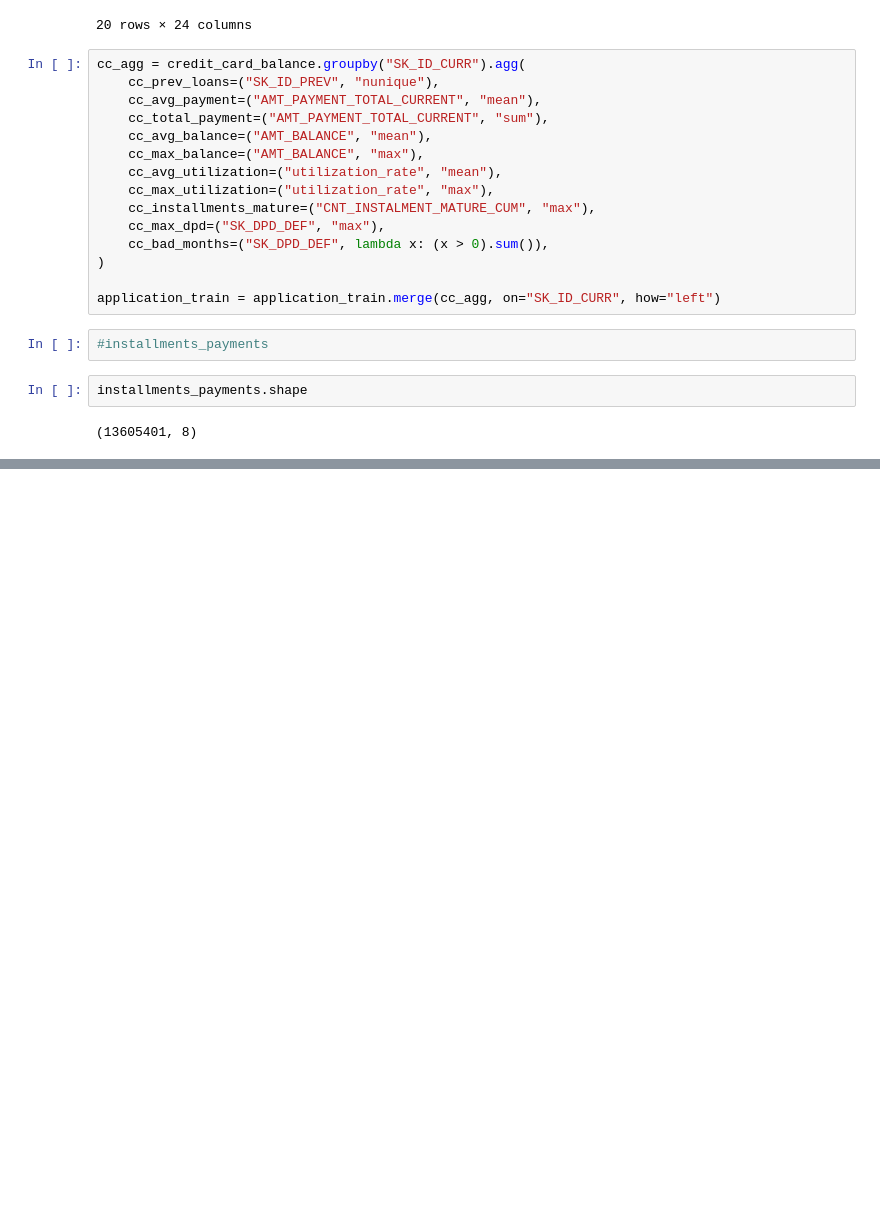
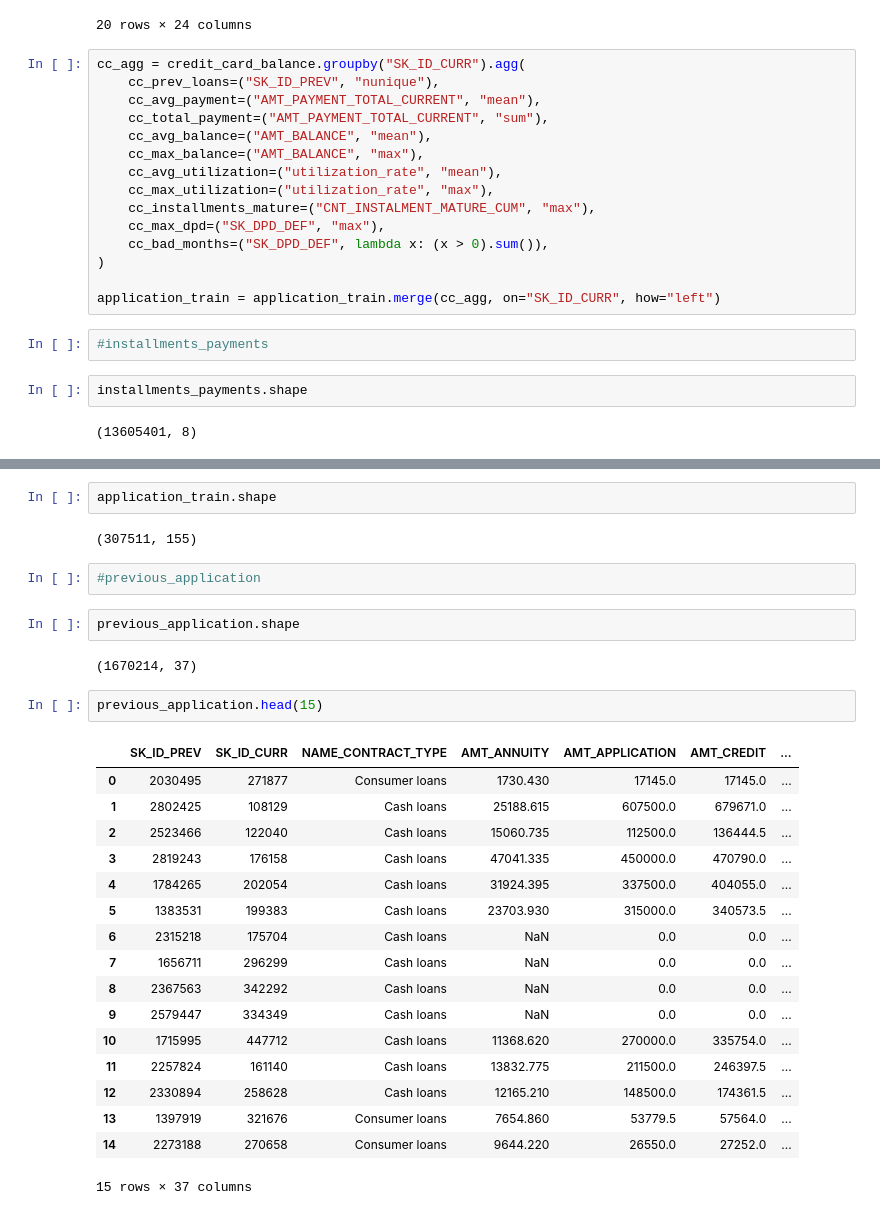
Before and after one commit to SirHelpMePlease/Home-Credit-Default-Risk-Kaggle, a Jupyter notebook: 02_feature_engineering.ipynb, the cells around one changed output, grey strips where cells are left out. Saved outputs shown, nothing was run; the diff lists cells and outputs as text; blank space fills up the shorter version.

```diff
--- a/02_feature_engineering.ipynb
+++ b/02_feature_engineering.ipynb
@@ -359,0 +491,30 @@ installments_payments.shape
+# %%
+application_train.shape
+# %% [output]
+(307511, 155)
+# %%
+#previous_application
+# %%
+previous_application.shape
+# %% [output]
+(1670214, 37)
+# %%
+previous_application.head(15)
+# %% [output]
+|  | SK_ID_PREV | SK_ID_CURR | NAME_CONTRACT_TYPE | AMT_ANNUITY | AMT_APPLICATION | AMT_CREDIT | ... |
+| 0 | 2030495 | 271877 | Consumer loans | 1730.430 | 17145.0 | 17145.0 | ... |
+| 1 | 2802425 | 108129 | Cash loans | 25188.615 | 607500.0 | 679671.0 | ... |
+| 2 | 2523466 | 122040 | Cash loans | 15060.735 | 112500.0 | 136444.5 | ... |
+| 3 | 2819243 | 176158 | Cash loans | 47041.335 | 450000.0 | 470790.0 | ... |
+| 4 | 1784265 | 202054 | Cash loans | 31924.395 | 337500.0 | 404055.0 | ... |
+| 5 | 1383531 | 199383 | Cash loans | 23703.930 | 315000.0 | 340573.5 | ... |
+| 6 | 2315218 | 175704 | Cash loans | NaN | 0.0 | 0.0 | ... |
+| 7 | 1656711 | 296299 | Cash loans | NaN | 0.0 | 0.0 | ... |
+| 8 | 2367563 | 342292 | Cash loans | NaN | 0.0 | 0.0 | ... |
+| 9 | 2579447 | 334349 | Cash loans | NaN | 0.0 | 0.0 | ... |
+| 10 | 1715995 | 447712 | Cash loans | 11368.620 | 270000.0 | 335754.0 | ... |
+| 11 | 2257824 | 161140 | Cash loans | 13832.775 | 211500.0 | 246397.5 | ... |
+| 12 | 2330894 | 258628 | Cash loans | 12165.210 | 148500.0 | 174361.5 | ... |
+| 13 | 1397919 | 321676 | Consumer loans | 7654.860 | 53779.5 | 57564.0 | ... |
+| 14 | 2273188 | 270658 | Consumer loans | 9644.220 | 26550.0 | 27252.0 | ... |
+15 rows × 37 columns
```
Also changed, not shown: parts of 25 cells of this notebook.
